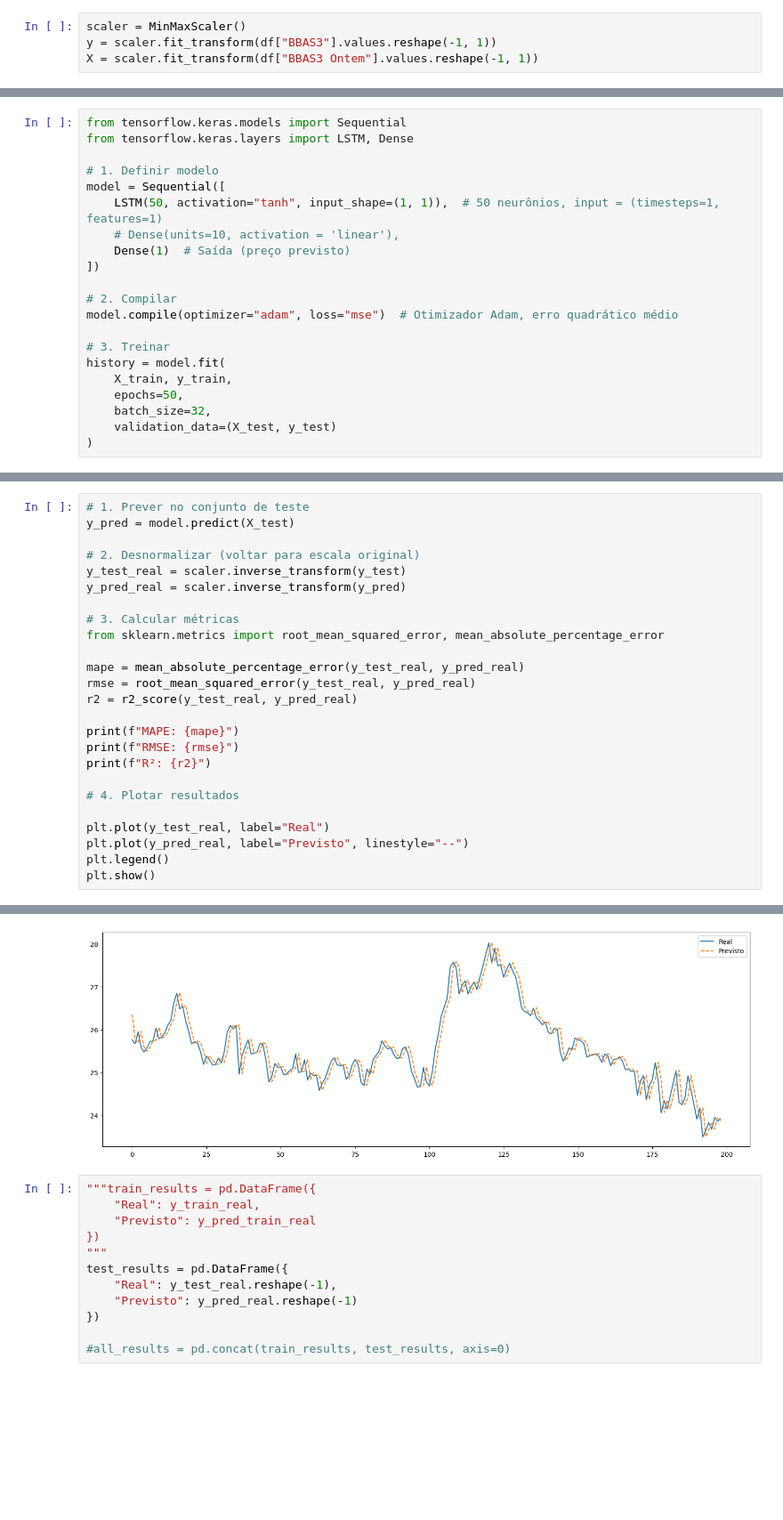
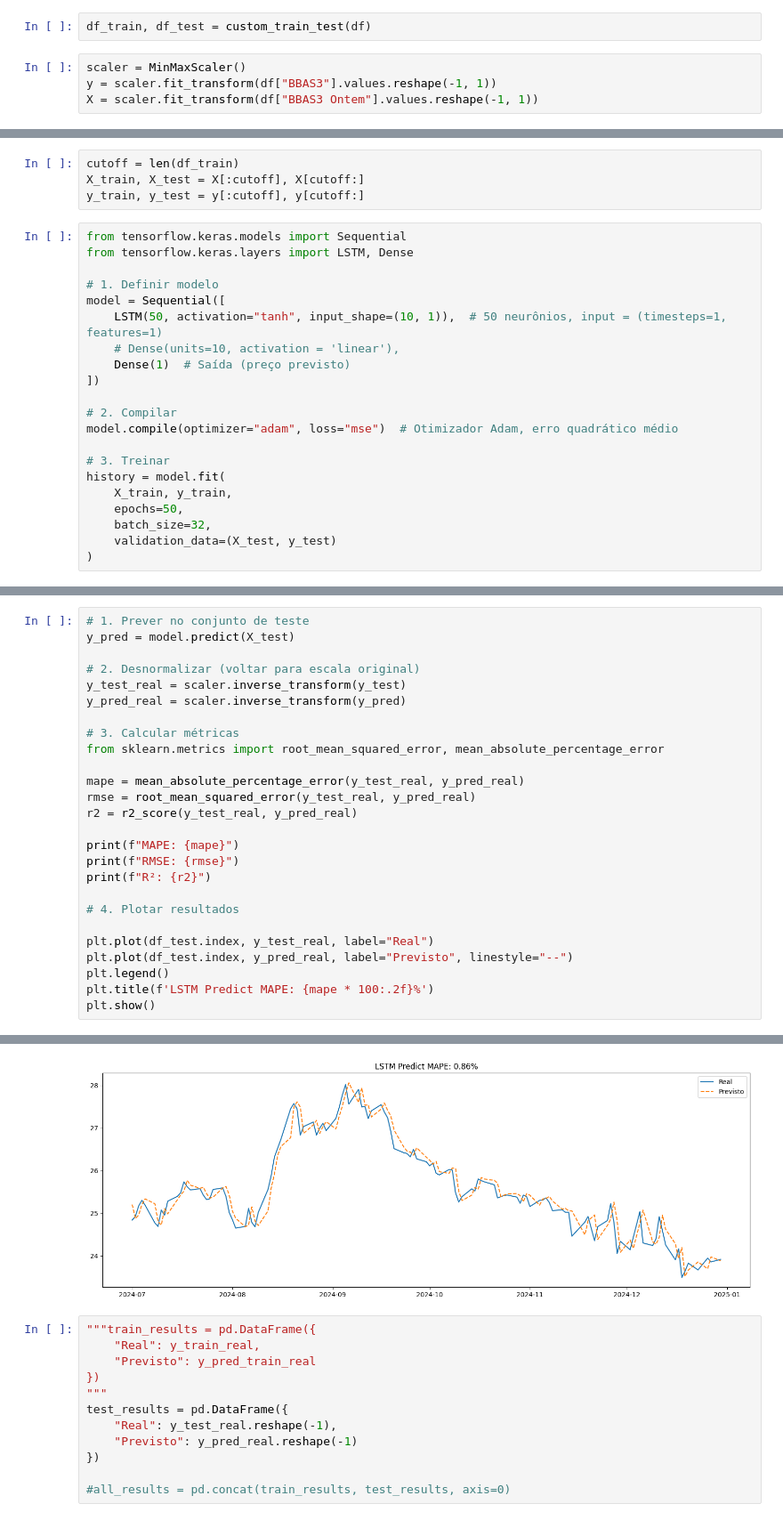
Before and after one commit to Botelho97/tcc-predict-stocks-models-comparison, a Jupyter notebook: deep_learning_models.ipynb, the cells around one changed output, grey strips where cells are left out. Shown: that part at 89% size. Cells and saved outputs as stored; diff of their text form; blank space fills up the shorter version.

Commit message:
New tests w/ LSTM

```diff
--- a/deep_learning_models.ipynb
+++ b/deep_learning_models.ipynb
@@ -41,6 +42,8 @@ df.dropna(inplace=True)
 df.shape
 # %% [output]
 (1985, 6)
+# %%
+df_train, df_test = custom_train_test(df)
 # %%
 scaler = MinMaxScaler()
 y = scaler.fit_transform(df["BBAS3"].values.reshape(-1, 1))
@@ -51,10 +51,14 @@ X_train, X_test = X[:1786], X[1786:]
+# %%
+cutoff = len(df_train)
+X_train, X_test = X[:cutoff], X[cutoff:]
+y_train, y_test = y[:cutoff], y[cutoff:]
 # %%
 from tensorflow.keras.models import Sequential
 from tensorflow.keras.layers import LSTM, Dense
 
 # 1. Definir modelo
 model = Sequential([
-    LSTM(50, activation="tanh", input_shape=(1, 1)),  # 50 neurônios, input = (timesteps=1, features=1)
+    LSTM(50, activation="tanh", input_shape=(10, 1)),  # 50 neurônios, input = (timesteps=1, features=1)
     # Dense(units=10, activation = 'linear'),
     Dense(1)  # Saída (preço previsto)
 ])
@@ -109,8 +128,9 @@ print(f"R²: {r2}")
 
 # 4. Plotar resultados
 
-plt.plot(y_test_real, label="Real")
-plt.plot(y_pred_real, label="Previsto", linestyle="--")
+plt.plot(df_test.index, y_test_real, label="Real")
+plt.plot(df_test.index, y_pred_real, label="Previsto", linestyle="--")
 plt.legend()
+plt.title(f'LSTM Predict MAPE: {mape * 100:.2f}%')
 plt.show()
 # %% [output]
@@ -121,4 +141,4 @@ R²: 0.9086550843218768
-[figure, old version]
+[figure, new version]
 # %%
 """train_results = pd.DataFrame({
     "Real": y_train_real,
```
Also changed, not shown: parts of 6 cells of this notebook, 1 other file.
